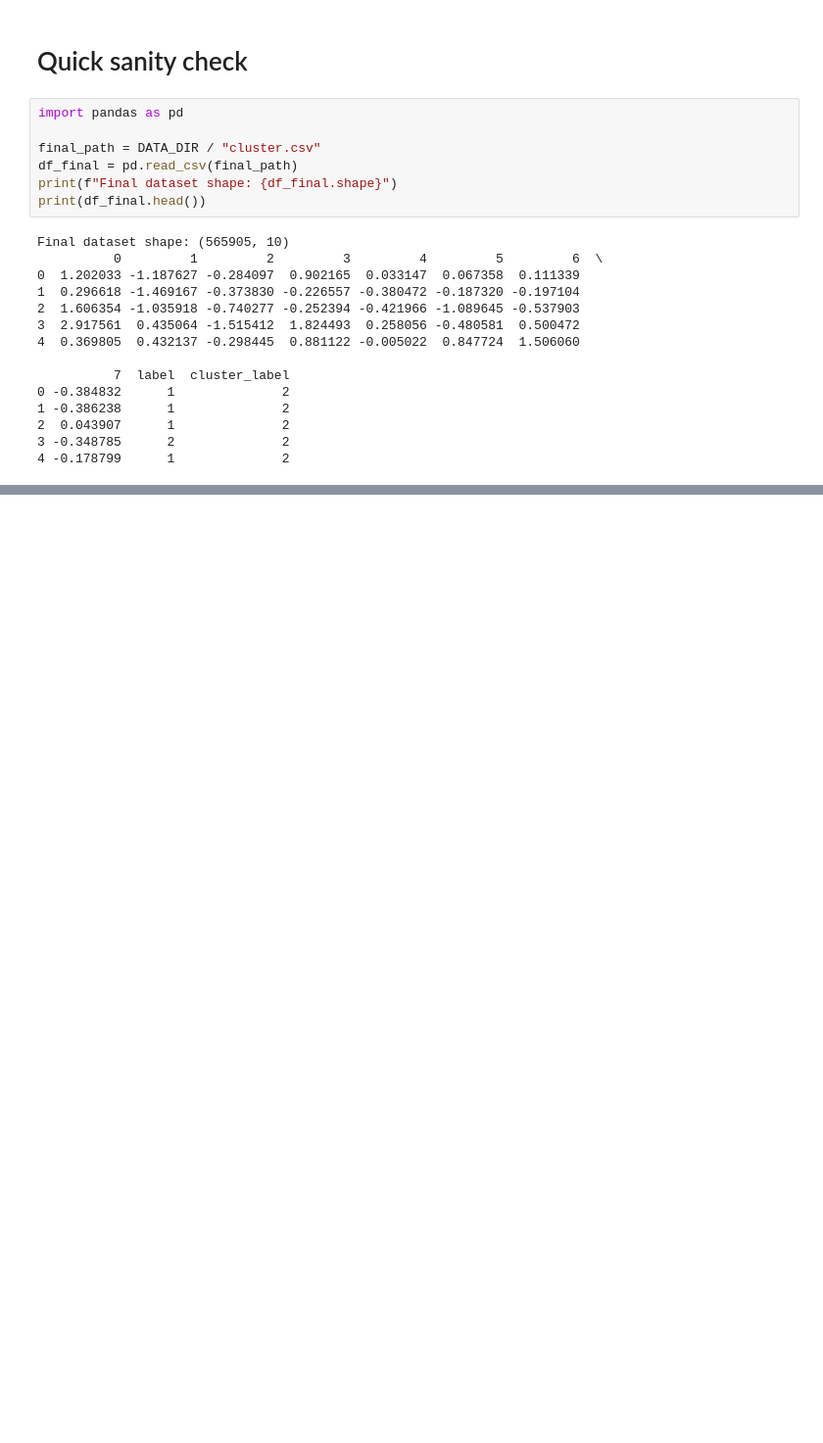
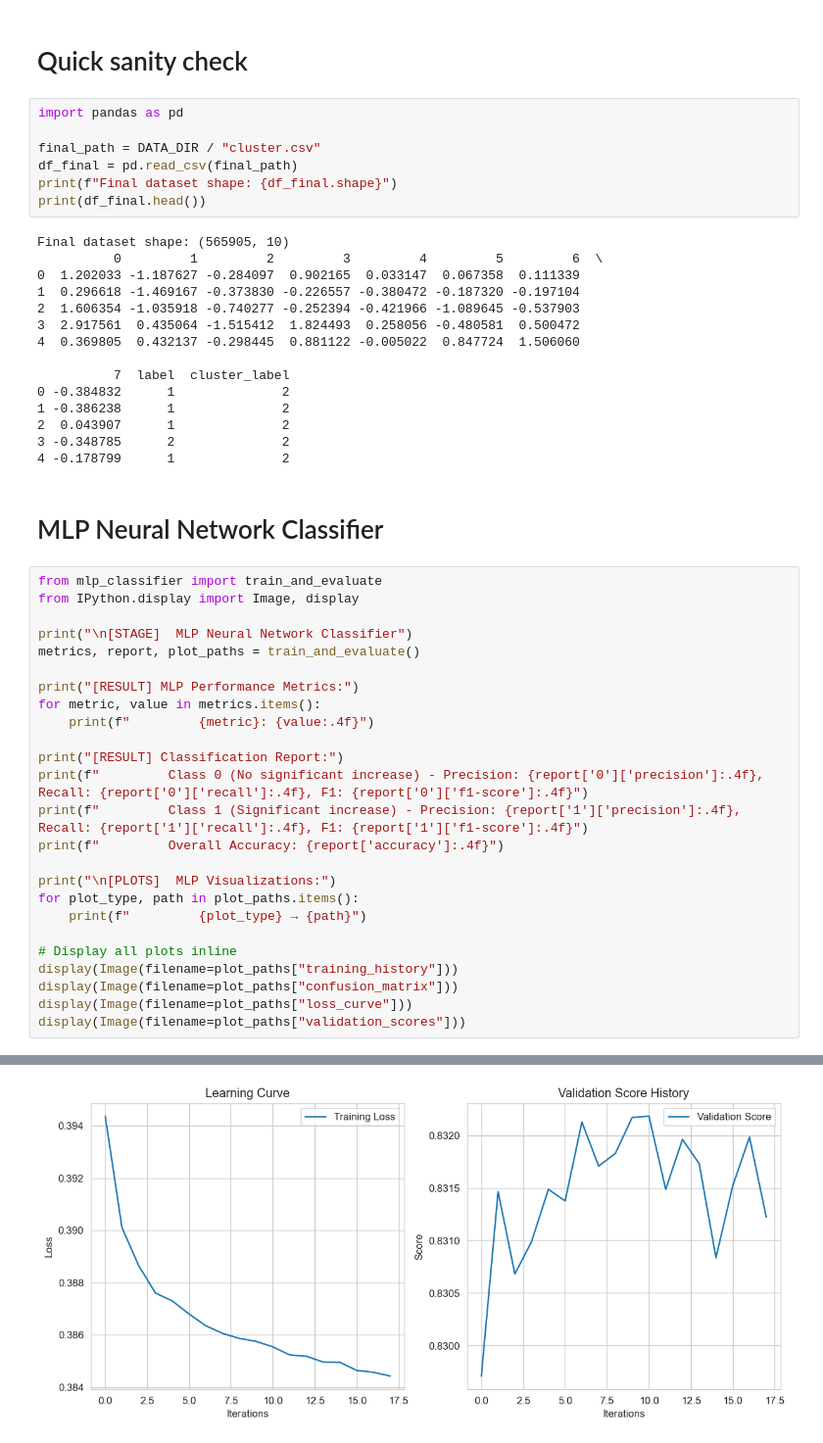
Before and after one commit to bnjnrthrp/CS6220_final_project, a Jupyter notebook: pipeline.ipynb, the cells around one changed output, grey strips where cells are left out. Shown at 98% size. Cells and saved outputs as stored; diff of their text form; blank space fills up the shorter version.

Commit message:
Updated pipeline.ipynb with MLP Neural Network Classifier

```diff
--- a/pipeline.ipynb
+++ b/pipeline.ipynb
@@ -108,3 +108,31 @@ Final dataset shape: (565905, 10)
 2  0.043907      1              2
 3 -0.348785      2              2
 4 -0.178799      1              2
+# %% [markdown]
+# MLP Neural Network Classifier
+# %%
+from mlp_classifier import train_and_evaluate
+from IPython.display import Image, display
+
+print("\n[STAGE]  MLP Neural Network Classifier")
+metrics, report, plot_paths = train_and_evaluate()
+
+print("[RESULT] MLP Performance Metrics:")
+for metric, value in metrics.items():
+    print(f"         {metric}: {value:.4f}")
+
+print("[RESULT] Classification Report:")
+print(f"         Class 0 (No significant increase) - Precision: {report['0']['precision']:.4f}, Recall: {report['0']['recall']:.4f}, F1: {report['0']['f1-score']:.4f}")
+print(f"         Class 1 (Significant increase) - Precision: {report['1']['precision']:.4f}, Recall: {report['1']['recall']:.4f}, F1: {report['1']['f1-score']:.4f}")
+print(f"         Overall Accuracy: {report['accuracy']:.4f}")
+
+print("\n[PLOTS]  MLP Visualizations:")
+for plot_type, path in plot_paths.items():
+    print(f"         {plot_type} → {path}")
+
+# Display all plots inline
+display(Image(filename=plot_paths["training_history"]))
+display(Image(filename=plot_paths["confusion_matrix"]))
+display(Image(filename=plot_paths["loss_curve"]))
+display(Image(filename=plot_paths["validation_scores"]))
+# %% [output]
@@ -110,0 +156 @@ Final dataset shape: (565905, 10)
+[figure, added]
```
Also changed, not shown: parts of 2 cells of this notebook.
